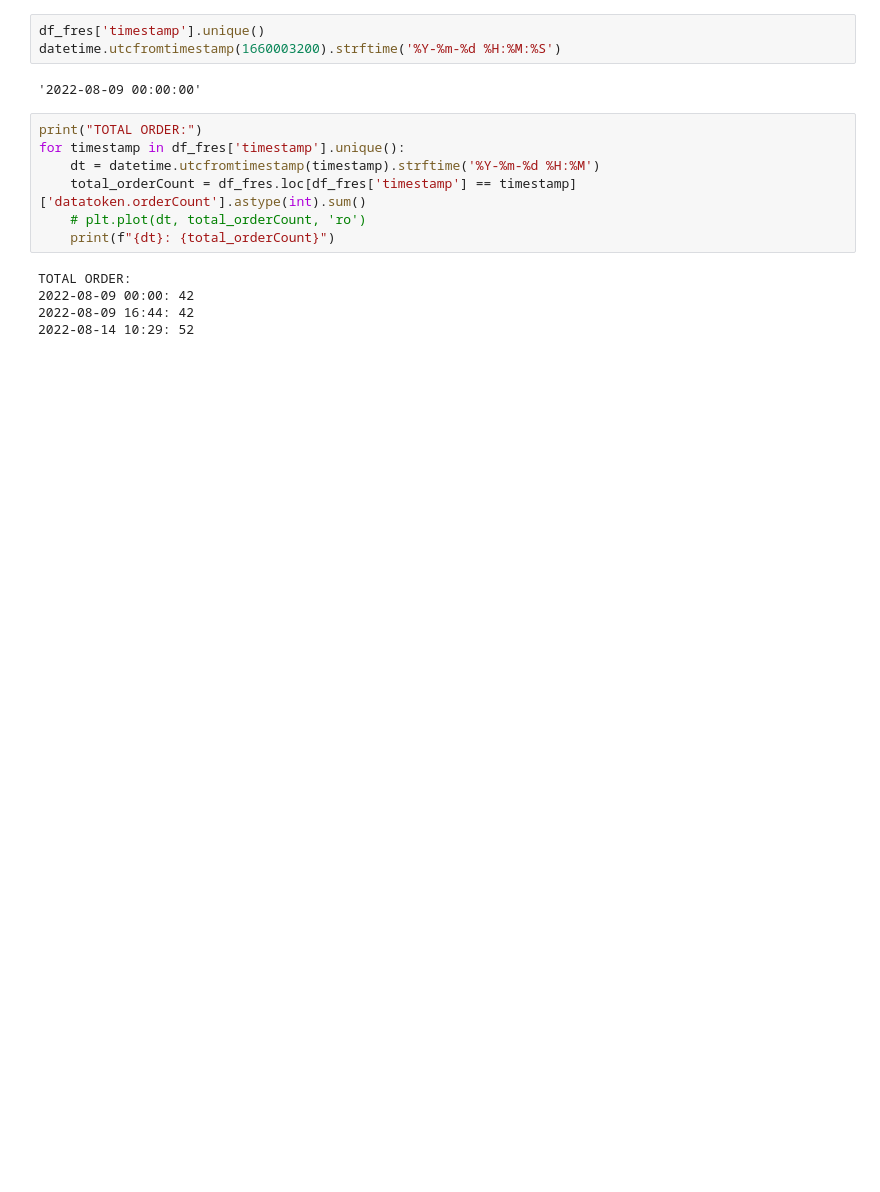
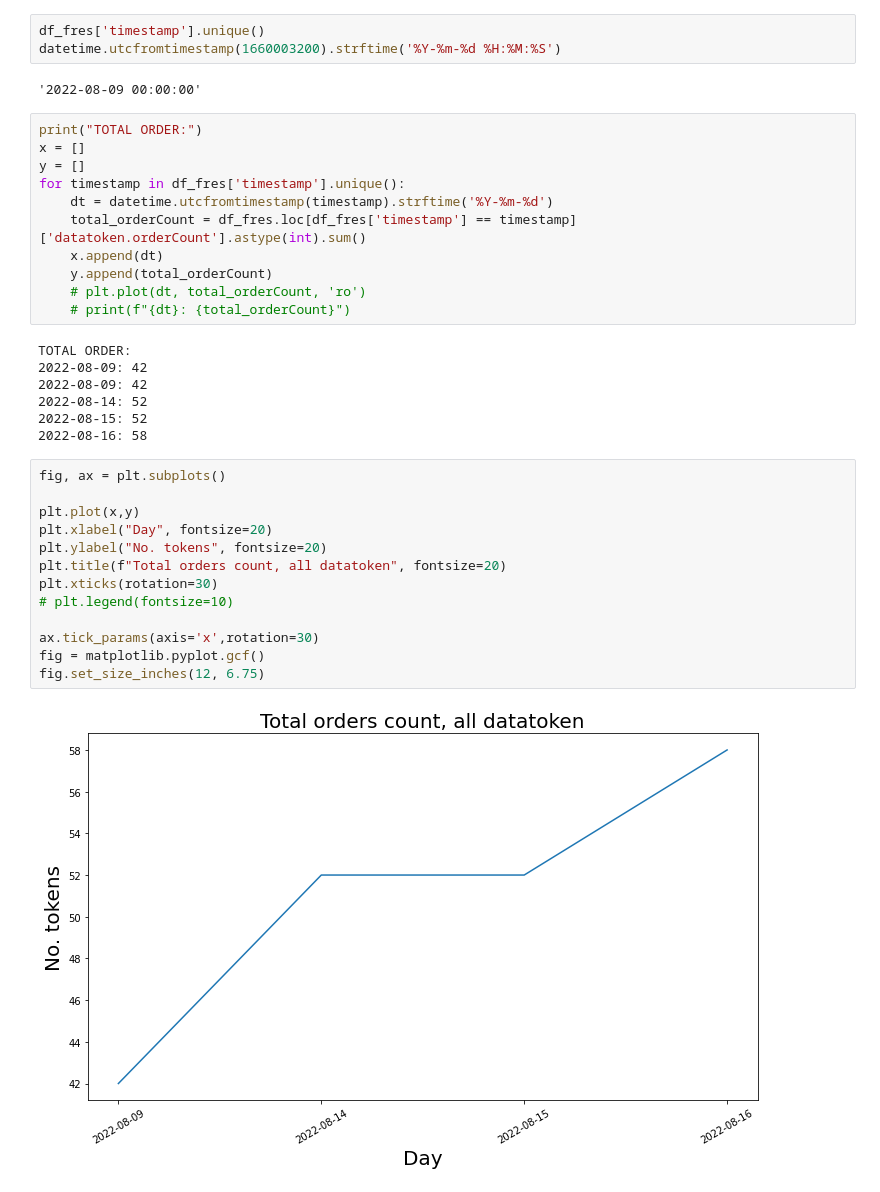
Before and after one commit to trangnv/ocean-marketplace, a Jupyter notebook: FixedRateExchanges.ipynb, the cells around one changed output. Drawn from its saved outputs; the diff is of its cells as text; blank space fills up the shorter version.

Commit message:
plot total order count, all datatoken with fre

```diff
--- a/FixedRateExchanges.ipynb
+++ b/FixedRateExchanges.ipynb
@@ -126,13 +126,34 @@ datetime.utcfromtimestamp(1660003200).strftime('%Y-%m-%d %H:%M:%S')
 '2022-08-09 00:00:00'
 # %%
 print("TOTAL ORDER:")
+x = []
+y = []
 for timestamp in df_fres['timestamp'].unique():
-    dt = datetime.utcfromtimestamp(timestamp).strftime('%Y-%m-%d %H:%M')
+    dt = datetime.utcfromtimestamp(timestamp).strftime('%Y-%m-%d')
     total_orderCount = df_fres.loc[df_fres['timestamp'] == timestamp]['datatoken.orderCount'].astype(int).sum()
+    x.append(dt)
+    y.append(total_orderCount)
     # plt.plot(dt, total_orderCount, 'ro')
-    print(f"{dt}: {total_orderCount}")
+    # print(f"{dt}: {total_orderCount}")
 # %% [output]
 TOTAL ORDER:
-2022-08-09 00:00: 42
-2022-08-09 16:44: 42
-2022-08-14 10:29: 52
+2022-08-09: 42
+2022-08-09: 42
+2022-08-14: 52
+2022-08-15: 52
+2022-08-16: 58
+# %%
+fig, ax = plt.subplots()
+
+plt.plot(x,y)
+plt.xlabel("Day", fontsize=20)
+plt.ylabel("No. tokens", fontsize=20)
+plt.title(f"Total orders count, all datatoken", fontsize=20)
+plt.xticks(rotation=30)
+# plt.legend(fontsize=10)
+
+ax.tick_params(axis='x',rotation=30)
+fig = matplotlib.pyplot.gcf()
+fig.set_size_inches(12, 6.75)
+# %% [output]
+[figure, added]
```
Also changed, not shown: parts of 2 cells of this notebook, 2 other files.
